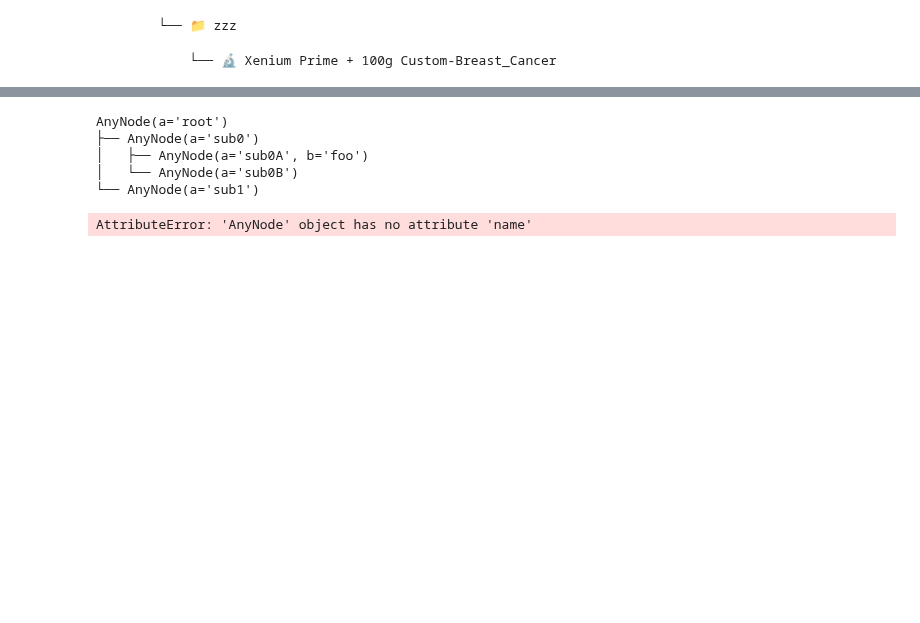
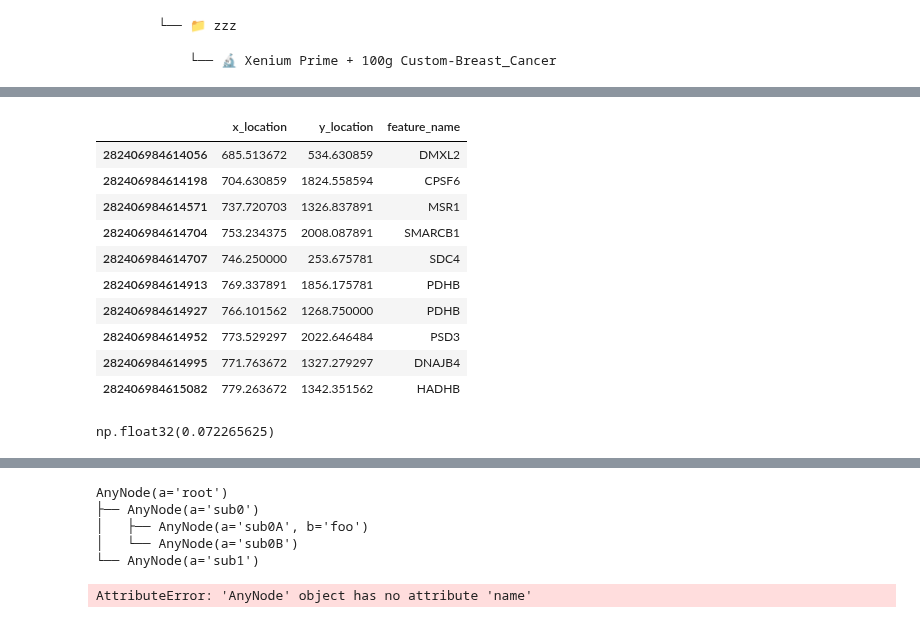
Before and after one commit to estorrs/cosilico-viewer, a Jupyter notebook: notebooks/data_preprocessing/sandbox.ipynb, the cells around one changed output, grey strips where cells are left out. Cells and saved outputs as stored; diff of their text form; code cells hidden in the pictures; blank space fills up the shorter version.

Commit message:
working on getting layer data out

```diff
--- a/notebooks/data_preprocessing/sandbox.ipynb
+++ b/notebooks/data_preprocessing/sandbox.ipynb
@@ -212,0 +219,6 @@ RuntimeError: Download failed: 404 - <?xml version="1.0" encoding="UTF-8"?>
+# %%
+layer = experiment.layers[1]
+store = zarr.storage.ZipStore(layer.local_path, mode='r')
+root = zarr.group(store=store)
+level = min([int(x) for x in list(root['zooms'].group_keys())])
+feature_names = root['metadata/features/feature_names'][:]
@@ -212,0 +291,13 @@ RuntimeError: Download failed: 404 - <?xml version="1.0" encoding="UTF-8"?>
+# %%
+dfs = []
+for tile_loc, g in root[f'zooms/{level}'].groups():
+    row, col = tile_loc.split('_')
+    for key, fg in g.groups():
+        fidx_arr = da.from_zarr(fg['feature_index']).compute()
+        id_arr = da.from_zarr(fg['id']).compute()
+        location_arr = da.from_zarr(fg['location']).compute()
+        df = pd.DataFrame(data=location_arr, columns=['x_location', 'y_location'], index=id_arr)
+        df['feature_name'] = feature_names[fidx_arr]
+
+        dfs.append(dd.from_pandas(df))
+len(dfs)
@@ -212,0 +306,3 @@ RuntimeError: Download failed: 404 - <?xml version="1.0" encoding="UTF-8"?>
+# %%
+df = dd.concat(dfs)
+df
@@ -212,0 +319,18 @@ RuntimeError: Download failed: 404 - <?xml version="1.0" encoding="UTF-8"?>
+# %%
+df.head(10)
+# %% [output]
+|  | x_location | y_location | feature_name |
+| 282406984614056 | 685.513672 | 534.630859 | DMXL2 |
+| 282406984614198 | 704.630859 | 1824.558594 | CPSF6 |
+| 282406984614571 | 737.720703 | 1326.837891 | MSR1 |
+| 282406984614704 | 753.234375 | 2008.087891 | SMARCB1 |
+| 282406984614707 | 746.250000 | 253.675781 | SDC4 |
+| 282406984614913 | 769.337891 | 1856.175781 | PDHB |
+| 282406984614927 | 766.101562 | 1268.750000 | PDHB |
+| 282406984614952 | 773.529297 | 2022.646484 | PSD3 |
+| 282406984614995 | 771.763672 | 1327.279297 | DNAJB4 |
+| 282406984615082 | 779.263672 | 1342.351562 | HADHB |
+# %%
+df['x_location'].min().compute()
+# %% [output]
+np.float32(0.072265625)
```
Also changed, not shown: parts of 26 cells of this notebook, 4 other files.
